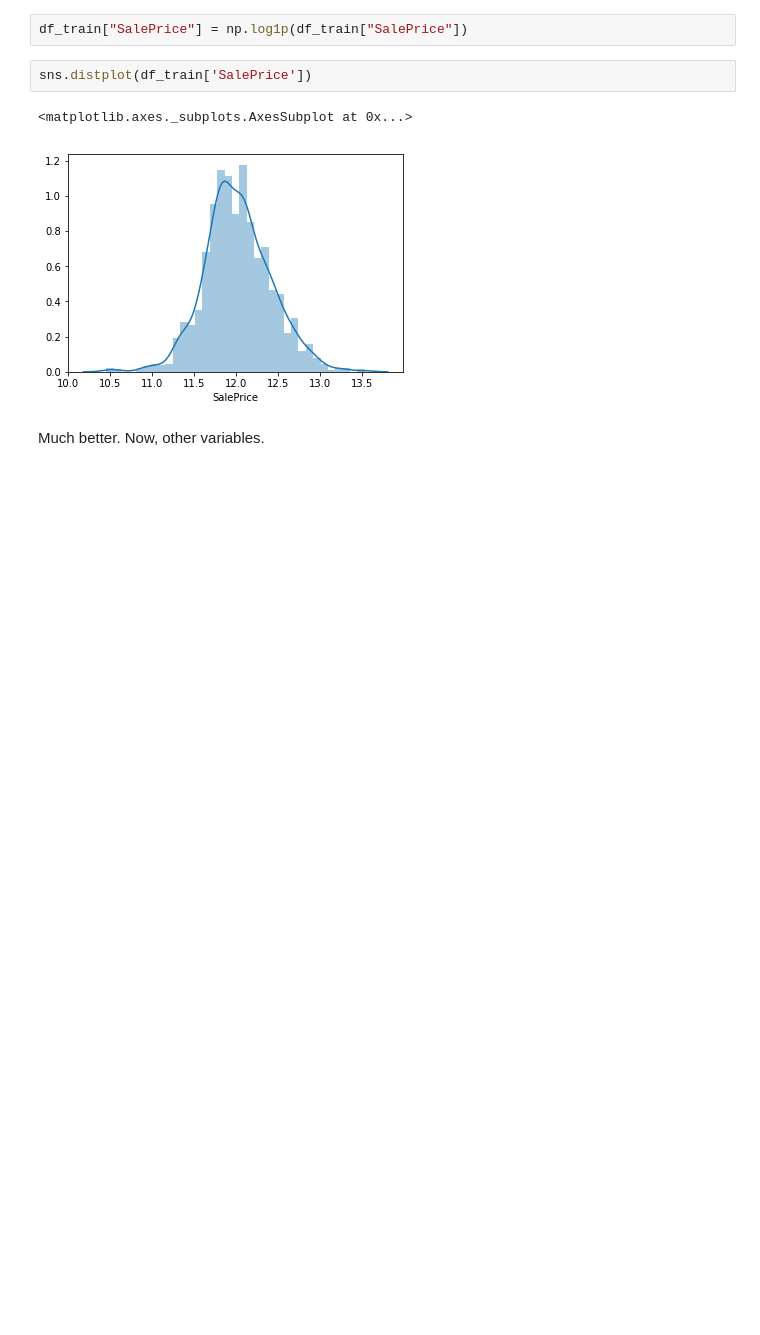
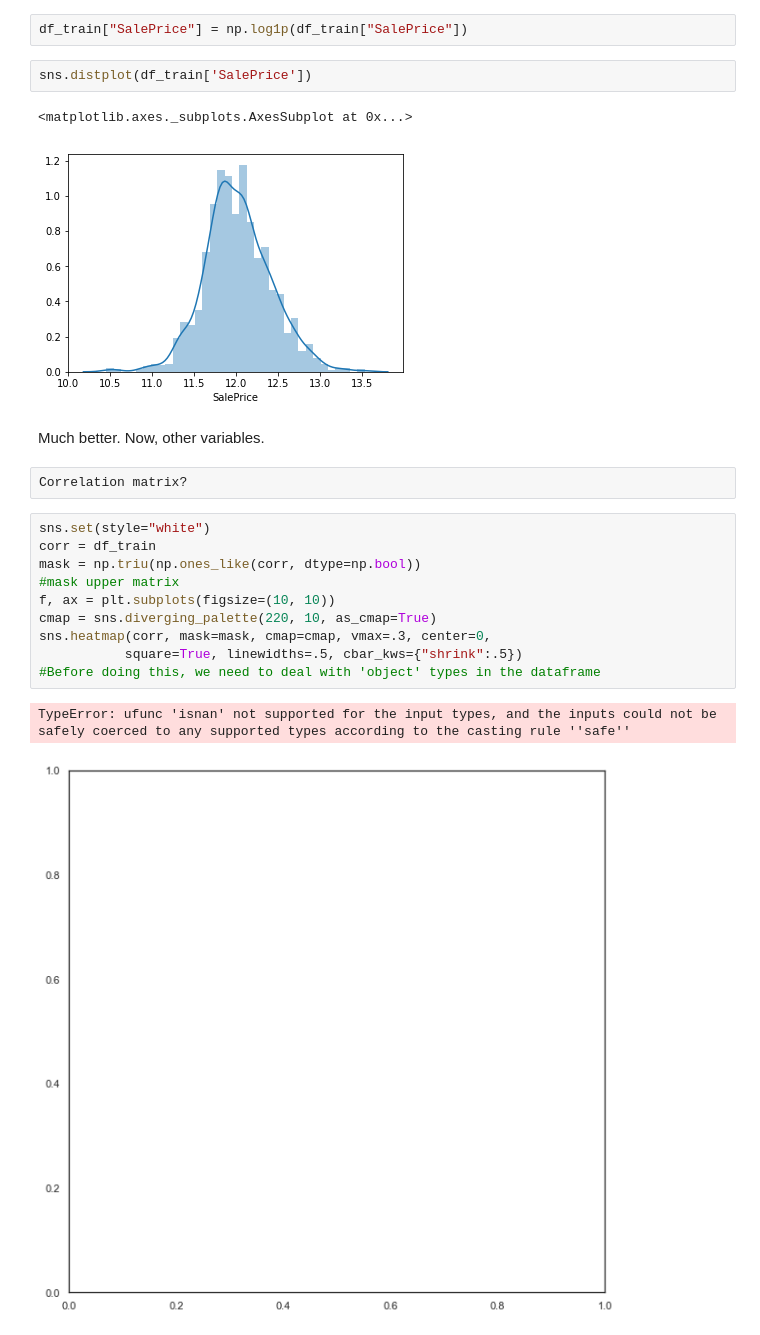
Before and after one commit to Tausonite/HousePrices, a Jupyter notebook: House Prices.ipynb, the cells around one changed output. Cells and saved outputs as stored; diff of their text form; blank space fills up the shorter version.

```diff
--- a/House Prices.ipynb
+++ b/House Prices.ipynb
@@ -54,3 +54,18 @@ sns.distplot(df_train['SalePrice'])
 [figure]
 # %% [markdown]
 Much better. Now, other variables.
+# %%
+Correlation matrix?
+# %%
+sns.set(style="white")
+corr = df_train
+mask = np.triu(np.ones_like(corr, dtype=np.bool))
+#mask upper matrix
+f, ax = plt.subplots(figsize=(10, 10))
+cmap = sns.diverging_palette(220, 10, as_cmap=True)
+sns.heatmap(corr, mask=mask, cmap=cmap, vmax=.3, center=0,
+           square=True, linewidths=.5, cbar_kws={"shrink":.5})
+#Before doing this, we need to deal with 'object' types in the dataframe
+# %% [output]
+TypeError: ufunc 'isnan' not supported for the input types, and the inputs could not be safely coerced to any supported types according to the casting rule ''safe''
+[figure, added]
```
